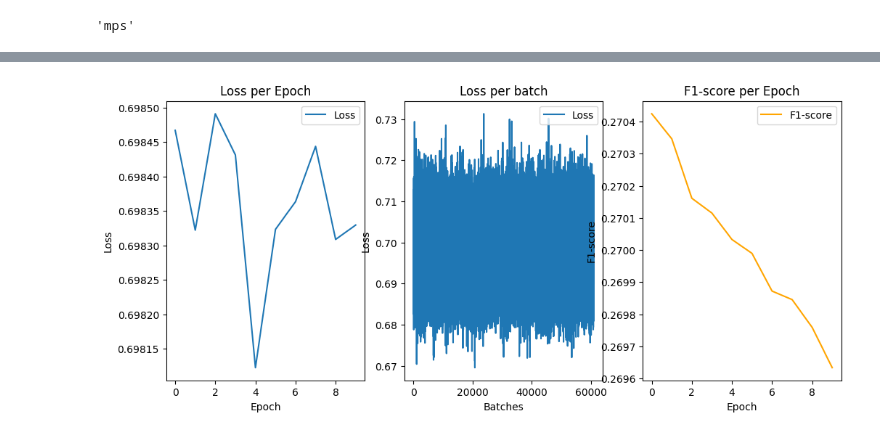
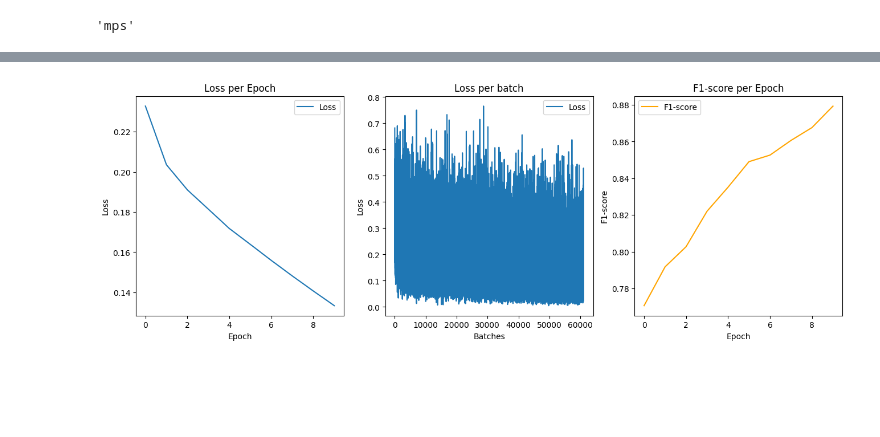
Before and after one commit to Vexrina/basic_ml, a Jupyter notebook: course_work/model_training.ipynb, the cells around one changed output, grey strips where cells are left out. Saved outputs shown, nothing was run; the diff lists cells and outputs as text; code cells hidden in the pictures; blank space fills up the shorter version.

```diff
--- a/course_work/model_training.ipynb
+++ b/course_work/model_training.ipynb
@@ -99,8 +100,7 @@ class MyModel(nn.Module):
                 self.f1_score.append(f1)
                 print(f"Epoch [{epoch+1}/{num_epoch}], Loss: {loss.item():.4f}, F1 score: {f1:.5f}")
 
-    def plot_metrics(self):
-        # График лосса
+    def plot_metrics(self, X_test: torch.Tensor, y_test:torch.Tensor):
         plt.figure(figsize=(16, 5))
         plt.subplot(1, 3, 1)
         plt.plot(self.epoch_loss, label="Loss")
@@ -123,6 +123,17 @@ class MyModel(nn.Module):
         plt.ylabel("F1-score")
         plt.title("F1-score per Epoch")
         plt.legend()
+
+        X_test = X_test.float()
+        X_test = X_test.unsqueeze(1)
+        X_test = X_test.to(device)
+        self.eval()
+        with torch.no_grad():
+            preds = self(X_test)
+        preds_squeezed = preds.squeeze(1).squeeze(1)
+        result_pres = (preds_squeezed > 0.5).float()
+        f1 = f1_score(y_test.numpy(), result_pres.cpu().numpy())
+        print(f"F1 score on test tensors is: {f1*100:.2f}")
 # %%
 # не изменные константы для модельки
 input_dim = X_train.shape[1]
@@ -132,7 +161,6 @@ dataloader = DataLoader(dataset, batch_size=32, shuffle=True)
 # %%
-dropout_rate = 0.5
-
+dropout_rate = 0.2
 model = MyModel(dataloader, input_dim, output_dim, dropout_rate)
-model.fit()
-model.plot_metrics()
+model.fit(lr=1e-3)
+model.plot_metrics(X_test, y_test)
 # %% [output]
@@ -149 +178 @@ Epoch [10/10], Loss: 0.7039, F1 score: 0.26963
-[figure, old version]
+[figure, new version]
```
Also changed, not shown: parts of 19 cells of this notebook, 1 other file.
